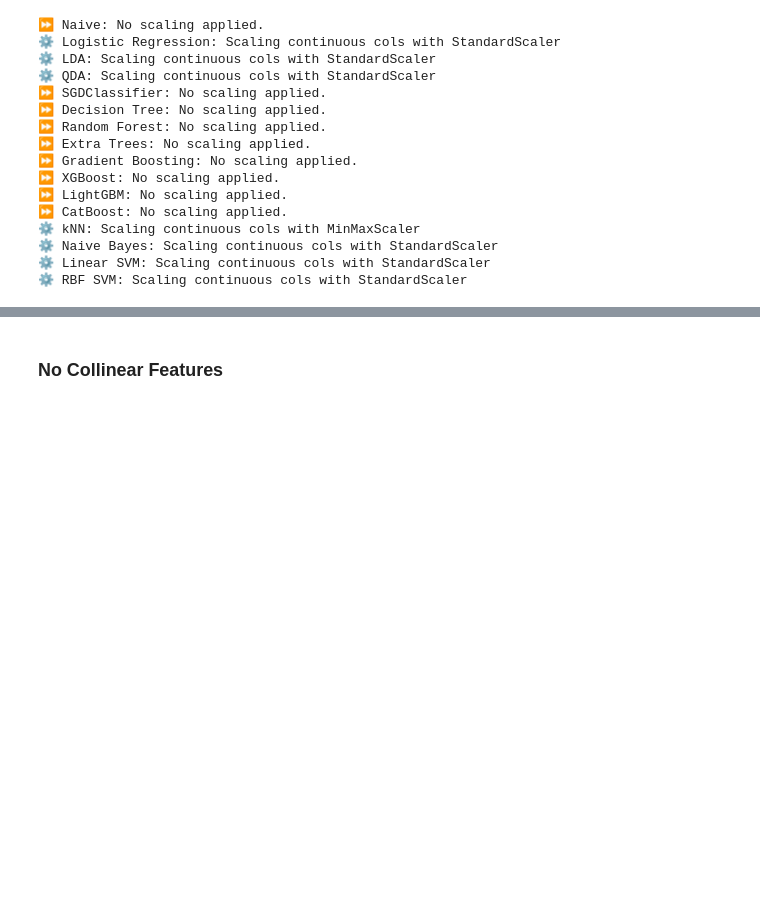
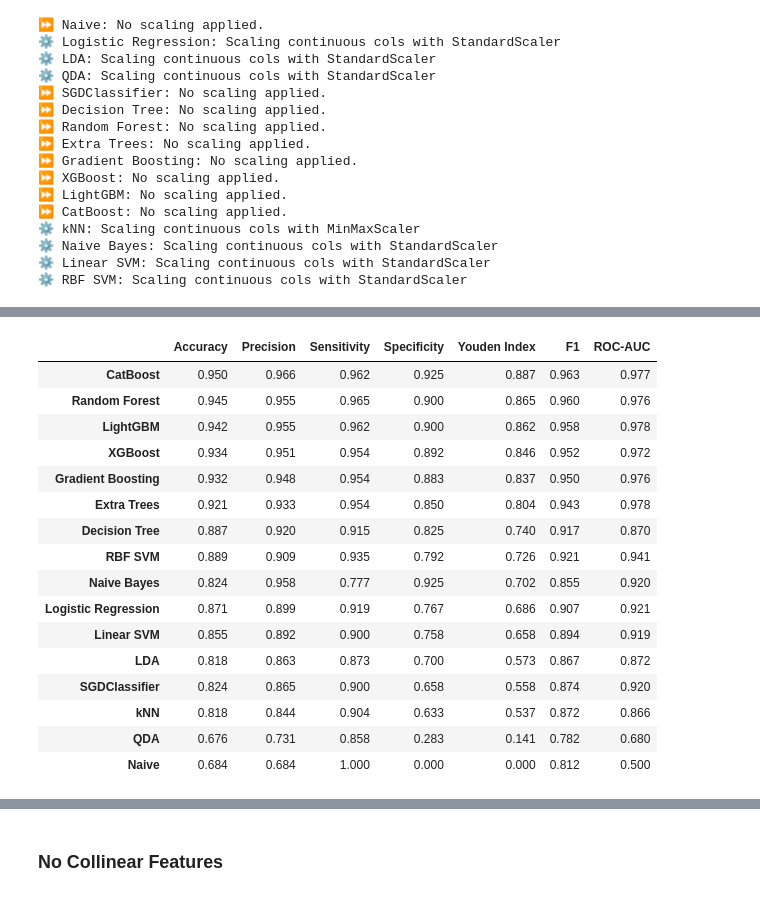
Before and after one commit to acbriza/dpn2026, a Jupyter notebook: module/dpn_binary_tony.ipynb, the cells around one changed output, grey strips where cells are left out. Saved outputs shown, nothing was run; the diff lists cells and outputs as text; code cells hidden in the pictures; blank space fills up the shorter version.

```diff
--- a/module/dpn_binary_tony.ipynb
+++ b/module/dpn_binary_tony.ipynb
@@ -273,2 +284,15 @@ def benchmark_models(X, y, cv_splits=5, n_repeats=10, random_state=27):
+# %%
+CV_SPLITS = 5
+N_REPEATS = 2
+exp_period = '20260302'
+
+outputs_basedir = Path("outputs") / exp_period / f'k{2}-nr{N_REPEATS}'
+metrics_savedir = outputs_basedir / 'metrics'
+models_savedir = outputs_basedir / 'models'
+figures_savedir = outputs_basedir / 'figures'
+
+metrics_savedir.mkdir(parents=True, exist_ok=True)
+models_savedir.mkdir(parents=True, exist_ok=True)
+figures_savedir.mkdir(parents=True, exist_ok=True)
 # %% [markdown]
 ## Iterative Group Feature Elimination
@@ -362,0 +367,40 @@ youden_means['all']
+# %%
+def calculate_metric_statistics(experiment_metrics):
+    """
+    Calculate statistics (e.g. mean and standard deviation) of repeated cross validation runs for an experiment
+    """
+    metric_stats = {}
+
+    metric_stats['mean'] = pd.concat(
+        [pd.DataFrame({algo['model']: algo['rcv_scores'].mean()}) for algo in experiment_metrics],
+        axis=1
+        ).T.sort_values(by="Youden Index", ascending=False)
+
+    metric_stats['std'] = pd.concat(
+        [pd.DataFrame({algo['model']: algo['rcv_scores'].std()}) for algo in experiment_metrics],
+        axis=1
+        ).T.sort_values(by="Youden Index", ascending=False)
+
+    return metric_stats
+
+metrics_stats['all'] = calculate_metric_statistics(model_metrics['all'])
+# %%
+metrics_stats['all']['mean']
+# %% [output]
+|  | Accuracy | Precision | Sensitivity | Specificity | Youden Index | F1 | ROC-AUC |
+| CatBoost | 0.950 | 0.966 | 0.962 | 0.925 | 0.887 | 0.963 | 0.977 |
+| Random Forest | 0.945 | 0.955 | 0.965 | 0.900 | 0.865 | 0.960 | 0.976 |
+| LightGBM | 0.942 | 0.955 | 0.962 | 0.900 | 0.862 | 0.958 | 0.978 |
+| XGBoost | 0.934 | 0.951 | 0.954 | 0.892 | 0.846 | 0.952 | 0.972 |
+| Gradient Boosting | 0.932 | 0.948 | 0.954 | 0.883 | 0.837 | 0.950 | 0.976 |
+| Extra Trees | 0.921 | 0.933 | 0.954 | 0.850 | 0.804 | 0.943 | 0.978 |
+| Decision Tree | 0.887 | 0.920 | 0.915 | 0.825 | 0.740 | 0.917 | 0.870 |
+| RBF SVM | 0.889 | 0.909 | 0.935 | 0.792 | 0.726 | 0.921 | 0.941 |
+| Naive Bayes | 0.824 | 0.958 | 0.777 | 0.925 | 0.702 | 0.855 | 0.920 |
+| Logistic Regression | 0.871 | 0.899 | 0.919 | 0.767 | 0.686 | 0.907 | 0.921 |
+| Linear SVM | 0.855 | 0.892 | 0.900 | 0.758 | 0.658 | 0.894 | 0.919 |
+| LDA | 0.818 | 0.863 | 0.873 | 0.700 | 0.573 | 0.867 | 0.872 |
+| SGDClassifier | 0.824 | 0.865 | 0.900 | 0.658 | 0.558 | 0.874 | 0.920 |
+| kNN | 0.818 | 0.844 | 0.904 | 0.633 | 0.537 | 0.872 | 0.866 |
+| QDA | 0.676 | 0.731 | 0.858 | 0.283 | 0.141 | 0.782 | 0.680 |
+| Naive | 0.684 | 0.684 | 1.000 | 0.000 | 0.000 | 0.812 | 0.500 |
```
Also changed, not shown: parts of 68 cells of this notebook.
